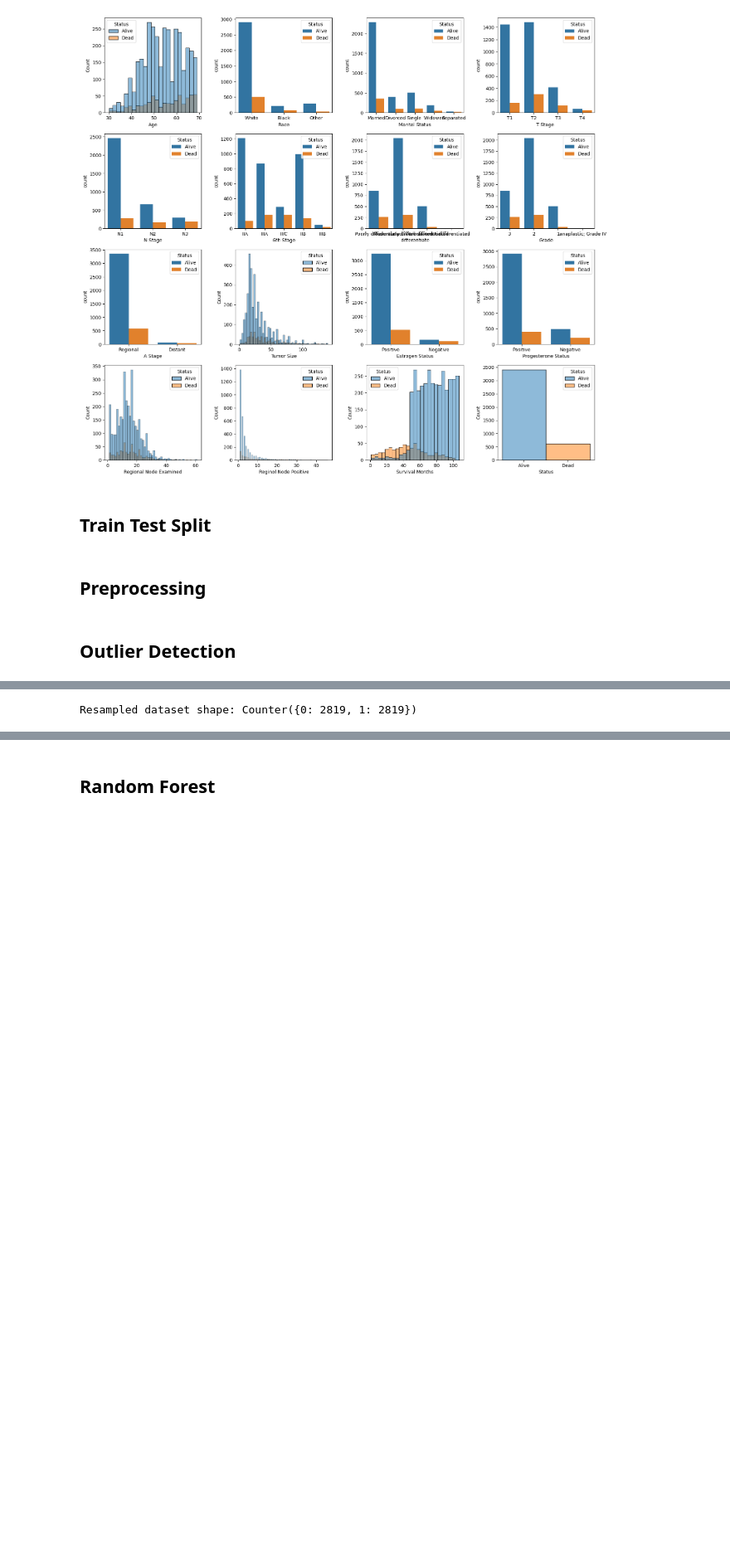
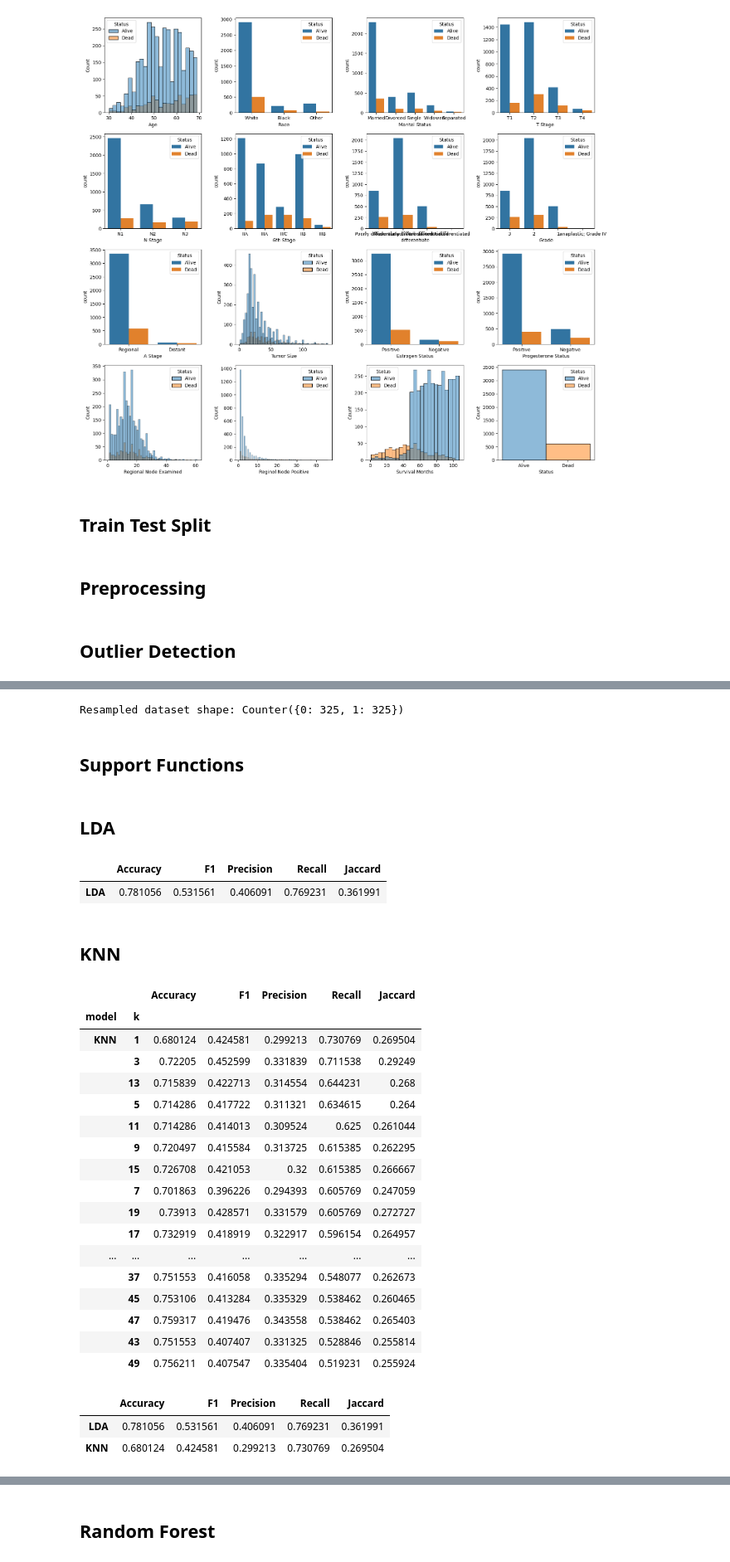
Before and after one commit to zivkovicbogdana/breast-cancer-prediction, a Jupyter notebook: analysis.ipynb, the cells around one changed output, grey strips where cells are left out. Shown at 83% size. Saved outputs shown, nothing was run; the diff lists cells and outputs as text; code cells hidden in the pictures; blank space fills up the shorter version.

```diff
--- a/analysis.ipynb
+++ b/analysis.ipynb
@@ -48,7 +48,9 @@ plt.tight_layout()
 X = df.loc[:,df.columns != 'Status']
 y = df['Status']
 
-X_train, X_test, y_train, y_test = train_test_split(X, y, test_size=0.1, random_state=42)
+X_train, X_test, y_train, y_test = train_test_split(X, y, test_size=0.2, random_state=43)
+
+X_train, X_val, y_train, y_val = train_test_split(X_train, y_train, test_size=0.2, random_state=42)
 # %% [markdown]
 ## Preprocessing
 # %%
@@ -69,6 +71,7 @@ def preprocessing(X, y, scaler=None):
     return X, y, scaler
 
 X_train, y_train, scaler = preprocessing(X_train,y_train)
+X_val, y_val, _ = preprocessing(X_val, y_val, scaler)
 X_test, y_test, _ = preprocessing(X_test,y_test,scaler)
 # %% [markdown]
 ## Outlier Detection
@@ -92,4 +95,6 @@ undersample = RandomUnderSampler(sampling_strategy='majority')
 X_train, y_train = undersample.fit_resample(X_train, y_train)
 print('Resampled dataset shape:', Counter(y_train))
 # %% [output]
-Resampled dataset shape: Counter({0: 2819, 1: 2819})
+Resampled dataset shape: Counter({0: 325, 1: 325})
+# %% [markdown]
+## Support Functions
@@ -95,0 +111,60 @@ Resampled dataset shape: Counter({0: 2819, 1: 2819})
+# %% [markdown]
+## LDA
+# %%
+from sklearn.discriminant_analysis import LinearDiscriminantAnalysis
+
+lda_model = LinearDiscriminantAnalysis()
+lda_model.fit(X_train, y_train)
+y_pred_lda = lda_model.predict(X_val)
+results_df.loc['LDA',:] = compute_metrics(y_val, y_pred_lda)
+results_df
+# %% [output]
+|  | Accuracy | F1 | Precision | Recall | Jaccard |
+| LDA | 0.781056 | 0.531561 | 0.406091 | 0.769231 | 0.361991 |
+# %% [markdown]
+## KNN
+# %%
+from sklearn.neighbors import KNeighborsClassifier
+
+
+index= pd.MultiIndex.from_arrays([[], []], names=('model', 'k'))
+results_knn = pd.DataFrame(index=index, columns= ['Accuracy', 'F1', 'Precision', 'Recall', 'Jaccard'])
+
+k_values = range(1,50,2)
+
+for k in k_values:
+    knn = KNeighborsClassifier(n_neighbors=k, metric='minkowski')
+    knn = knn.fit(X_train,y_train)
+    y_pred = knn.predict(X_val)
+    results_knn.loc[('KNN',k), :] = compute_metrics(y_val, y_pred)
+
+results_knn.sort_values(by='Recall', ascending=False)
+# %% [output]
+|  |  | Accuracy | F1 | Precision | Recall | Jaccard |
+| model | k |  |  |  |  |  |
+| KNN | 1 | 0.680124 | 0.424581 | 0.299213 | 0.730769 | 0.269504 |
+|  | 3 | 0.72205 | 0.452599 | 0.331839 | 0.711538 | 0.29249 |
+|  | 13 | 0.715839 | 0.422713 | 0.314554 | 0.644231 | 0.268 |
+|  | 5 | 0.714286 | 0.417722 | 0.311321 | 0.634615 | 0.264 |
+|  | 11 | 0.714286 | 0.414013 | 0.309524 | 0.625 | 0.261044 |
+|  | 9 | 0.720497 | 0.415584 | 0.313725 | 0.615385 | 0.262295 |
+|  | 15 | 0.726708 | 0.421053 | 0.32 | 0.615385 | 0.266667 |
+|  | 7 | 0.701863 | 0.396226 | 0.294393 | 0.605769 | 0.247059 |
+|  | 19 | 0.73913 | 0.428571 | 0.331579 | 0.605769 | 0.272727 |
+|  | 17 | 0.732919 | 0.418919 | 0.322917 | 0.596154 | 0.264957 |
+| ... | ... | ... | ... | ... | ... | ... |
+|  | 37 | 0.751553 | 0.416058 | 0.335294 | 0.548077 | 0.262673 |
+|  | 45 | 0.753106 | 0.413284 | 0.335329 | 0.538462 | 0.260465 |
+|  | 47 | 0.759317 | 0.419476 | 0.343558 | 0.538462 | 0.265403 |
+|  | 43 | 0.751553 | 0.407407 | 0.331325 | 0.528846 | 0.255814 |
+|  | 49 | 0.756211 | 0.407547 | 0.335404 | 0.519231 | 0.255924 |
+# %%
+knn = KNeighborsClassifier(n_neighbors=1)
+knn = knn.fit(X_train,y_train)
+y_pred_knn = knn.predict(X_val)
+results_df.loc['KNN', :] = compute_metrics(y_val, y_pred_knn)
+results_df
+# %% [output]
+|  | Accuracy | F1 | Precision | Recall | Jaccard |
+| LDA | 0.781056 | 0.531561 | 0.406091 | 0.769231 | 0.361991 |
+| KNN | 0.680124 | 0.424581 | 0.299213 | 0.730769 | 0.269504 |
```
Also changed, not shown: parts of 18 cells of this notebook.
